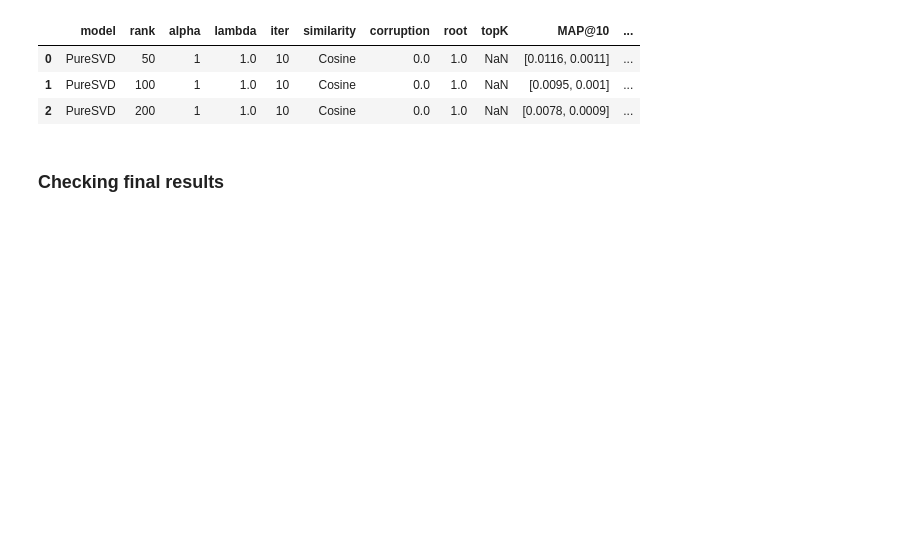
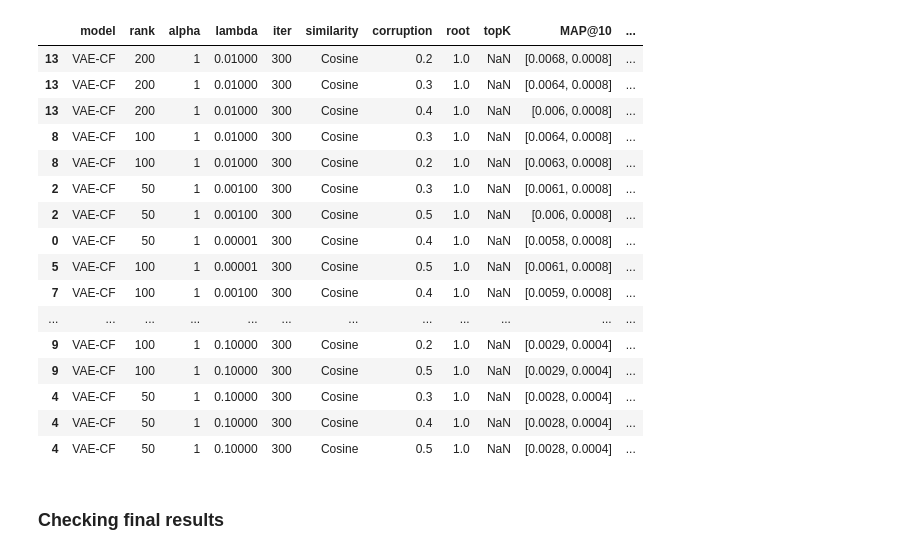
Before and after one commit to TinaBBB/RecSys_baseline_models, a Jupyter notebook: HP_selection.ipynb, the cells around one changed output. Saved outputs shown, nothing was run; the diff lists cells and outputs as text; code cells hidden in the pictures; blank space fills up the shorter version.

```diff
--- a/HP_selection.ipynb
+++ b/HP_selection.ipynb
@@ -28,10 +30,23 @@ array(['NCE-PLRec', 'VAE-CF', 'PLRec', 'BPR', 'CDAE', 'AutoRec', 'POP',
 # %%
-df_yelp_rating[df_yelp_rating['model'] == 'PureSVD']
+df_yelp_rating[df_yelp_rating['model'] == 'VAE-CF']
 # %% [output]
 |  | model | rank | alpha | lambda | iter | similarity | corruption | root | topK | MAP@10 | ... |
-| 0 | PureSVD | 50 | 1 | 1.0 | 10 | Cosine | 0.0 | 1.0 | NaN | [0.0116, 0.0011] | ... |
-| 1 | PureSVD | 100 | 1 | 1.0 | 10 | Cosine | 0.0 | 1.0 | NaN | [0.0095, 0.001] | ... |
-| 2 | PureSVD | 200 | 1 | 1.0 | 10 | Cosine | 0.0 | 1.0 | NaN | [0.0078, 0.0009] | ... |
+| 13 | VAE-CF | 200 | 1 | 0.01000 | 300 | Cosine | 0.2 | 1.0 | NaN | [0.0068, 0.0008] | ... |
+| 13 | VAE-CF | 200 | 1 | 0.01000 | 300 | Cosine | 0.3 | 1.0 | NaN | [0.0064, 0.0008] | ... |
+| 13 | VAE-CF | 200 | 1 | 0.01000 | 300 | Cosine | 0.4 | 1.0 | NaN | [0.006, 0.0008] | ... |
+| 8 | VAE-CF | 100 | 1 | 0.01000 | 300 | Cosine | 0.3 | 1.0 | NaN | [0.0064, 0.0008] | ... |
+| 8 | VAE-CF | 100 | 1 | 0.01000 | 300 | Cosine | 0.2 | 1.0 | NaN | [0.0063, 0.0008] | ... |
+| 2 | VAE-CF | 50 | 1 | 0.00100 | 300 | Cosine | 0.3 | 1.0 | NaN | [0.0061, 0.0008] | ... |
+| 2 | VAE-CF | 50 | 1 | 0.00100 | 300 | Cosine | 0.5 | 1.0 | NaN | [0.006, 0.0008] | ... |
+| 0 | VAE-CF | 50 | 1 | 0.00001 | 300 | Cosine | 0.4 | 1.0 | NaN | [0.0058, 0.0008] | ... |
+| 5 | VAE-CF | 100 | 1 | 0.00001 | 300 | Cosine | 0.5 | 1.0 | NaN | [0.0061, 0.0008] | ... |
+| 7 | VAE-CF | 100 | 1 | 0.00100 | 300 | Cosine | 0.4 | 1.0 | NaN | [0.0059, 0.0008] | ... |
+| ... | ... | ... | ... | ... | ... | ... | ... | ... | ... | ... | ... |
+| 9 | VAE-CF | 100 | 1 | 0.10000 | 300 | Cosine | 0.2 | 1.0 | NaN | [0.0029, 0.0004] | ... |
+| 9 | VAE-CF | 100 | 1 | 0.10000 | 300 | Cosine | 0.5 | 1.0 | NaN | [0.0029, 0.0004] | ... |
+| 4 | VAE-CF | 50 | 1 | 0.10000 | 300 | Cosine | 0.3 | 1.0 | NaN | [0.0028, 0.0004] | ... |
+| 4 | VAE-CF | 50 | 1 | 0.10000 | 300 | Cosine | 0.4 | 1.0 | NaN | [0.0028, 0.0004] | ... |
+| 4 | VAE-CF | 50 | 1 | 0.10000 | 300 | Cosine | 0.5 | 1.0 | NaN | [0.0028, 0.0004] | ... |
 # %%
 vae_df = df_yelp_rating[df_yelp_rating['model'] == 'VAE-CF']
 save_dataframe_csv(vae_df, 'tables/yelp_toronto/', 'vae.csv')
```
Also changed, not shown: parts of 17 cells of this notebook, 32 other files.
